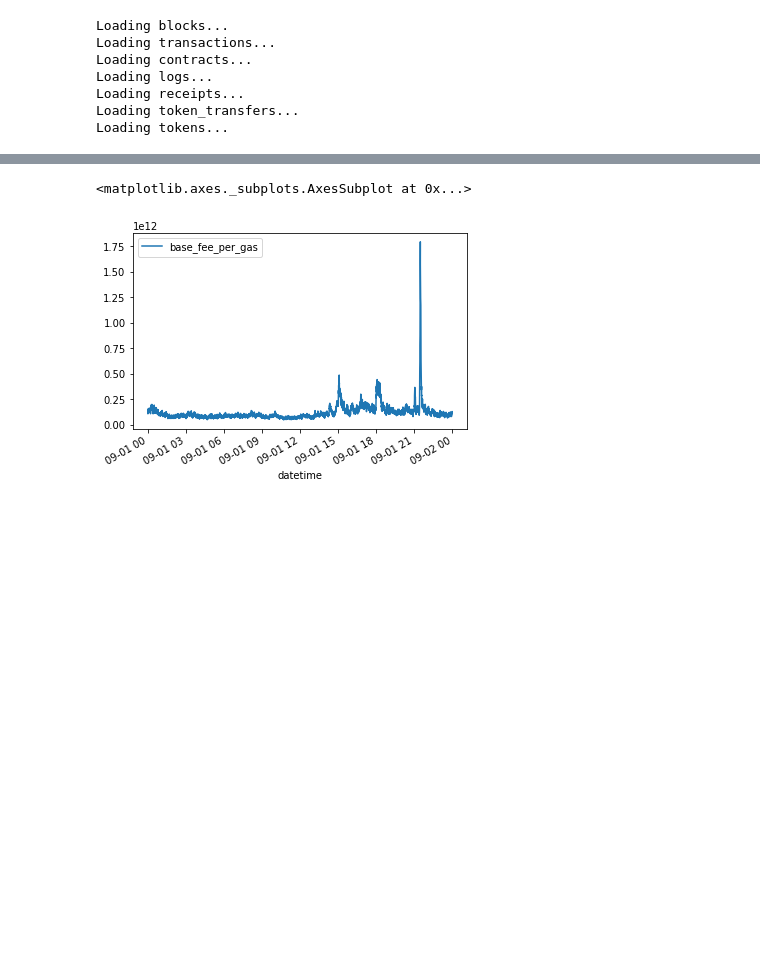
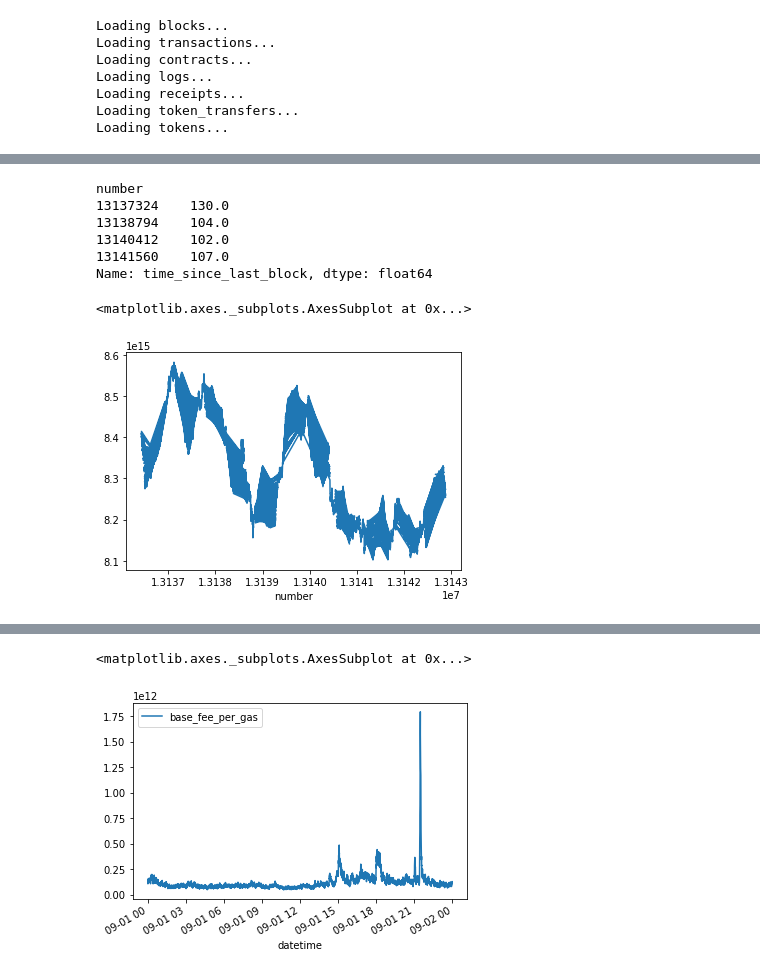
Before and after one commit to tracy-stephens/ethereum, a Jupyter notebook: Feature Extraction.ipynb, the cells around one changed output, grey strips where cells are left out. Saved outputs shown, nothing was run; the diff lists cells and outputs as text; code cells hidden in the pictures; blank space fills up the shorter version.

```diff
--- a/Feature Extraction.ipynb
+++ b/Feature Extraction.ipynb
@@ -27,0 +350,14 @@ clean_tx = eth_data.clean()
+# %%
+df['time_since_last_block'][df['time_since_last_block'] > 100]
+# %% [output]
+number
+13137324    130.0
+13138794    104.0
+13140412    102.0
+13141560    107.0
+Name: time_since_last_block, dtype: float64
+# %%
+blocks['difficulty'].plot()
+# %% [output]
+<matplotlib.axes._subplots.AxesSubplot at 0x...>
+[figure, added]
```
Also changed, not shown: parts of 79 cells of this notebook.
